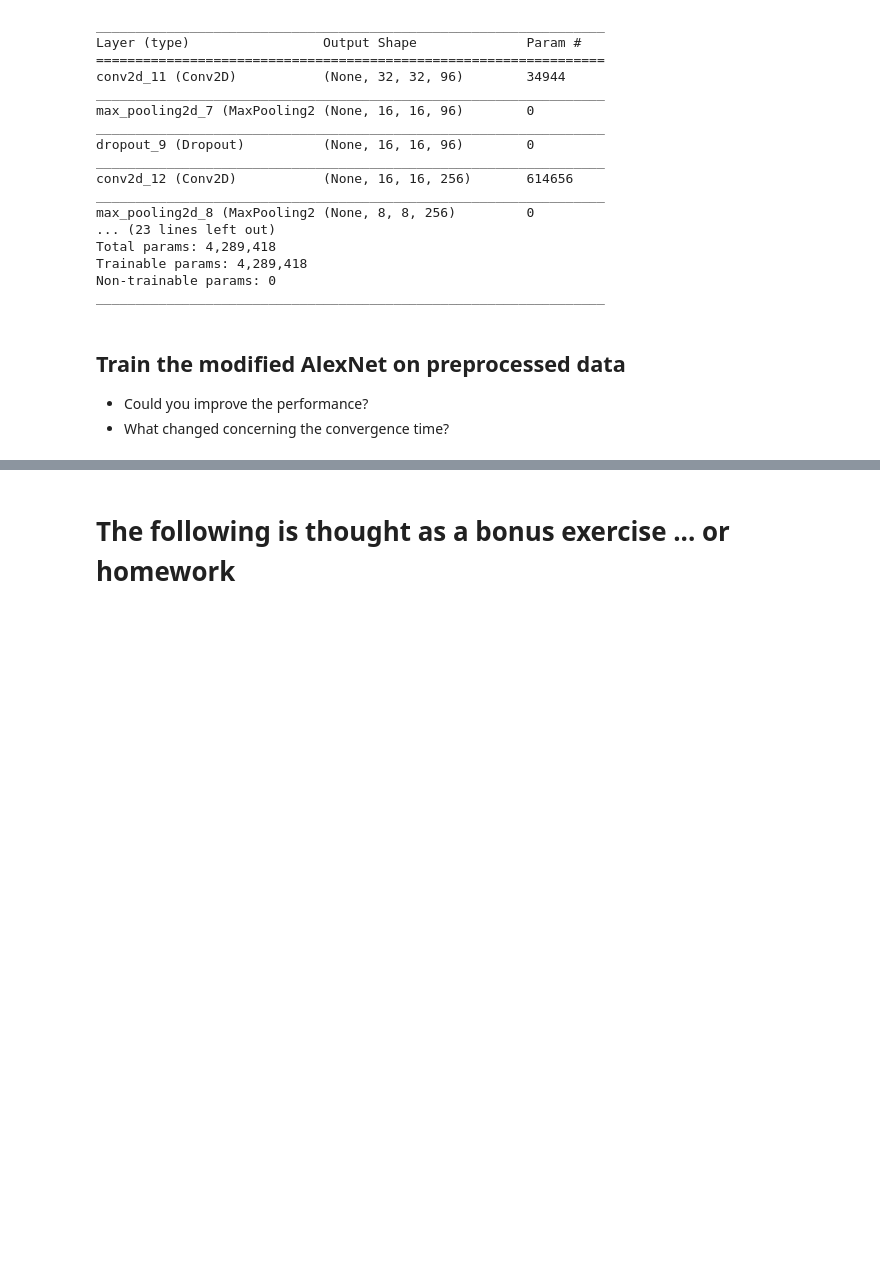
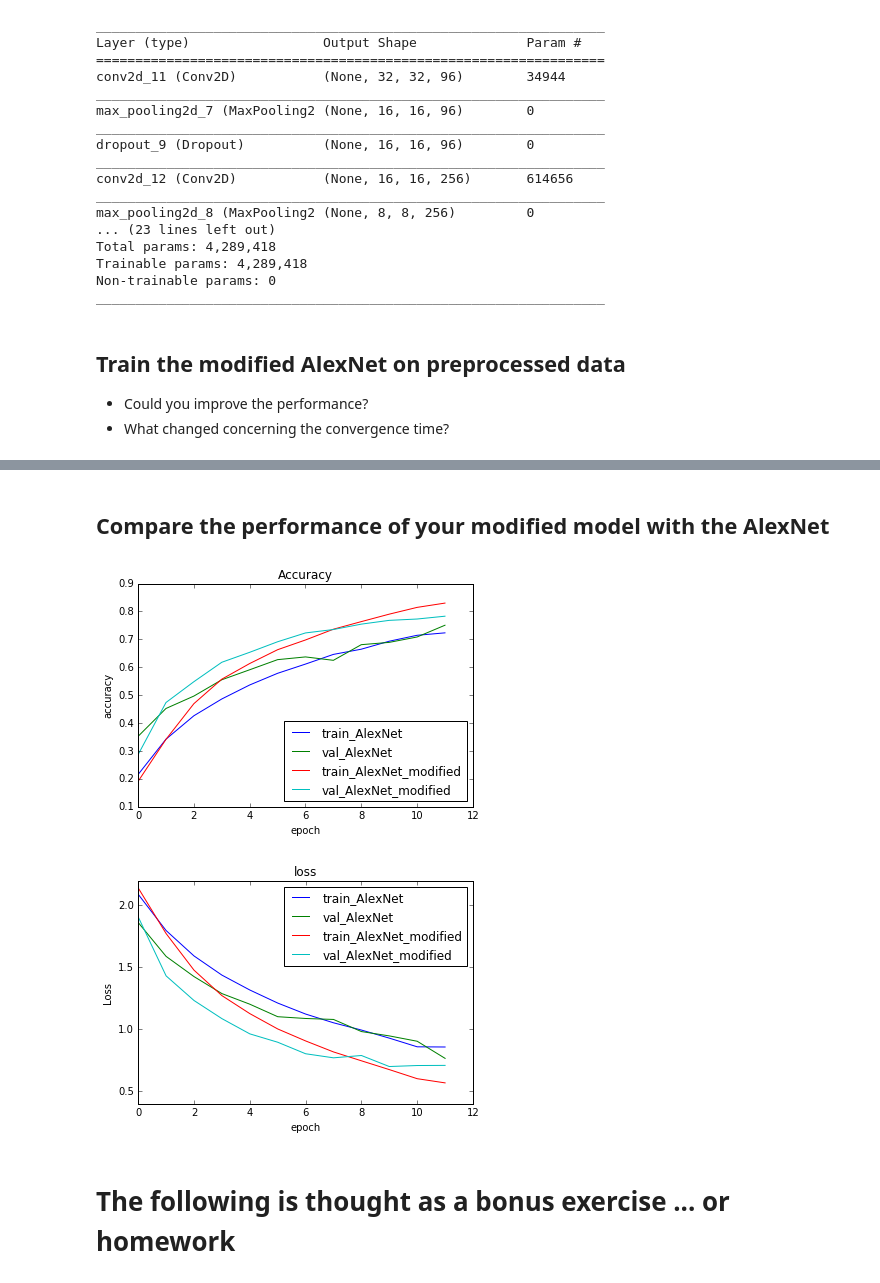
Before and after one commit to langnico/DL_tutorial, a Jupyter notebook: CNN_tutorial_solution.ipynb, the cells around one changed output, grey strips where cells are left out. Saved outputs shown, nothing was run; the diff lists cells and outputs as text; code cells hidden in the pictures; blank space fills up the shorter version.

```diff
--- a/CNN_tutorial_solution.ipynb
+++ b/CNN_tutorial_solution.ipynb
@@ -686,4 +686,36 @@ print('Summary: Loss over the test dataset: %.2f, Accuracy: %.2f' % (evaluation[
 Summary: Loss over the test dataset: 0.67, Accuracy: 0.79
+# %% [markdown]
+## Compare the performance of your modified model with the AlexNet
+# %%
+history_list = [history_preprocessed, history_preprocessed_modified]
+legend_suffix_list = ['AlexNet', 'AlexNet_modified']
+
+# plot accuracy curves
+acc_legend = []
+for history, legend_suffix in zip(history_list, legend_suffix_list):
+    plt.plot(history.history['acc'])
+    plt.plot(history.history['val_acc'])
+    plt.title('Accuracy')
+    plt.ylabel('accuracy')
+    plt.xlabel('epoch')
+    acc_legend += ['train_'+legend_suffix, 'val_'+legend_suffix]
+plt.legend(acc_legend, loc='lower right')
+plt.show()
+
+# plot loss curves
+loss_legend = []
+for history, legend_suffix in zip(history_list, legend_suffix_list):
+    plt.plot(history.history['loss'])
+    plt.plot(history.history['val_loss'])
+    plt.title('loss')
+    plt.ylabel('Loss')
+    plt.xlabel('epoch')
+    loss_legend += ['train_'+legend_suffix, 'val_'+legend_suffix]
+plt.legend(loss_legend, loc='upper right')
+plt.show()
+# %% [output]
+[figure, added]
+[figure, added]
 # %% [markdown]
 # The following is thought as a bonus exercise ... or homework
 # %% [markdown]
```
Also changed, not shown: parts of 10 cells of this notebook, 1 other file.
